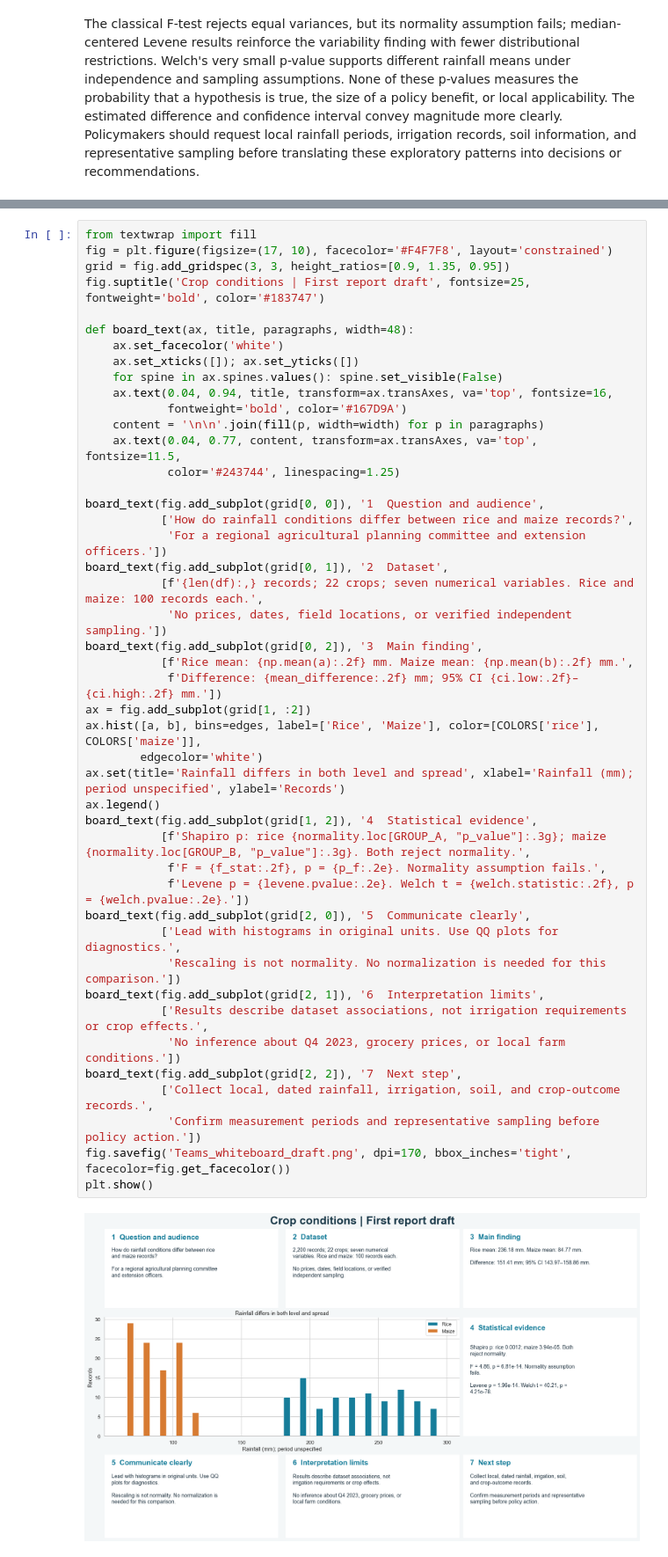
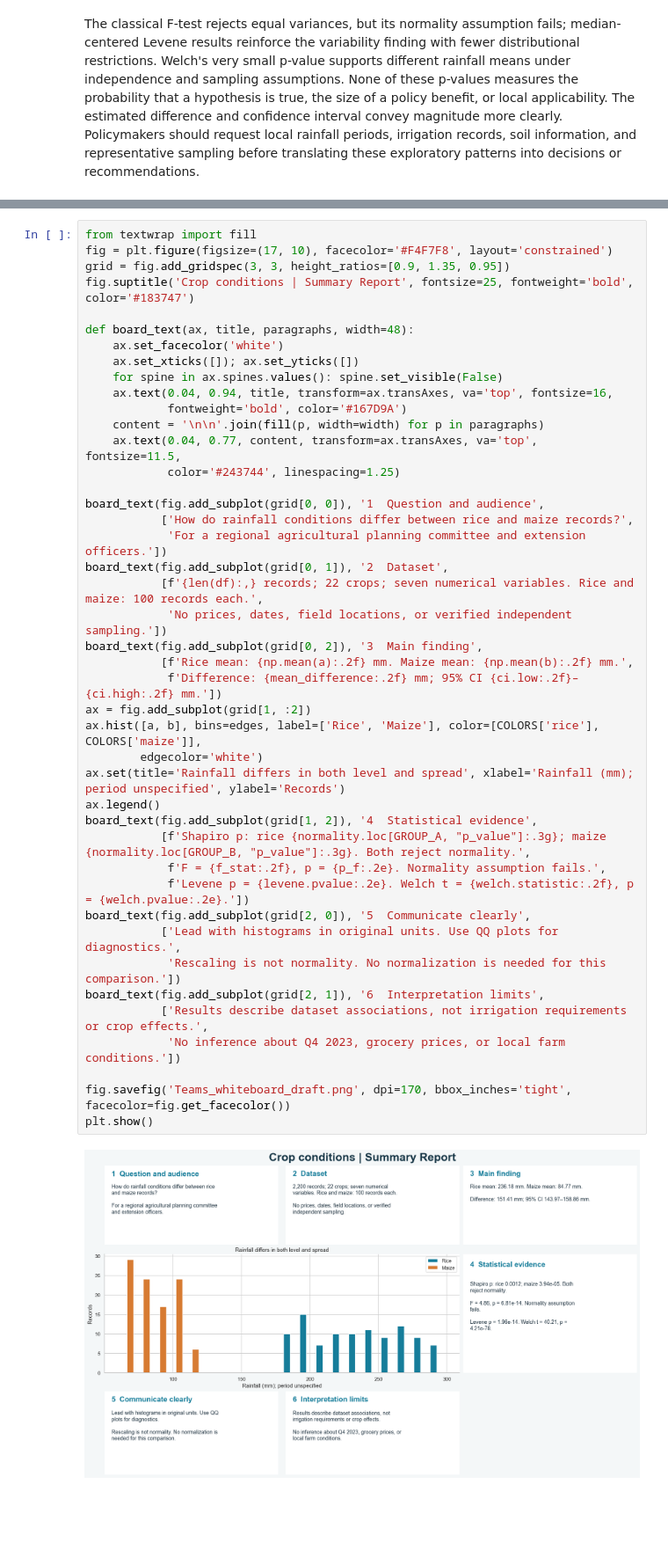
Before and after one commit to UbaidUllah777/Crop_Recommendation_Analysis, a Jupyter notebook: Crop_Recommendation_Workshop_A.ipynb, the cells around one changed output, grey strips where cells are left out. Shown at 88% size. Drawn from its saved outputs; the diff is of its cells as text; blank space fills up the shorter version.

```diff
--- a/Crop_Recommendation_Workshop_A.ipynb
+++ b/Crop_Recommendation_Workshop_A.ipynb
@@ -635,7 +623,7 @@ Use the compact board for discussion and the full notebook for methods. The boar
 from textwrap import fill
 fig = plt.figure(figsize=(17, 10), facecolor='#F4F7F8', layout='constrained')
 grid = fig.add_gridspec(3, 3, height_ratios=[0.9, 1.35, 0.95])
-fig.suptitle('Crop conditions | First report draft', fontsize=25, fontweight='bold', color='#183747')
+fig.suptitle('Crop conditions | Summary Report', fontsize=25, fontweight='bold', color='#183747')
 
 def board_text(ax, title, paragraphs, width=48):
     ax.set_facecolor('white')
@@ -647,34 +635,32 @@ def board_text(ax, title, paragraphs, width=48):
     ax.text(0.04, 0.77, content, transform=ax.transAxes, va='top', fontsize=11.5,
             color='#243744', linespacing=1.25)
 
 board_text(fig.add_subplot(grid[0, 0]), '1  Question and audience',
            ['How do rainfall conditions differ between rice and maize records?',
             'For a regional agricultural planning committee and extension officers.'])
 board_text(fig.add_subplot(grid[0, 1]), '2  Dataset',
            [f'{len(df):,} records; 22 crops; seven numerical variables. Rice and maize: 100 records each.',
             'No prices, dates, field locations, or verified independent sampling.'])
 board_text(fig.add_subplot(grid[0, 2]), '3  Main finding',
            [f'Rice mean: {np.mean(a):.2f} mm. Maize mean: {np.mean(b):.2f} mm.',
             f'Difference: {mean_difference:.2f} mm; 95% CI {ci.low:.2f}–{ci.high:.2f} mm.'])
 ax = fig.add_subplot(grid[1, :2])
 ax.hist([a, b], bins=edges, label=['Rice', 'Maize'], color=[COLORS['rice'], COLORS['maize']],
         edgecolor='white')
 ax.set(title='Rainfall differs in both level and spread', xlabel='Rainfall (mm); period unspecified', ylabel='Records')
 ax.legend()
 board_text(fig.add_subplot(grid[1, 2]), '4  Statistical evidence',
            [f'Shapiro p: rice {normality.loc[GROUP_A, "p_value"]:.3g}; maize {normality.loc[GROUP_B, "p_value"]:.3g}. Both reject normality.',
             f'F = {f_stat:.2f}, p = {p_f:.2e}. Normality assumption fails.',
             f'Levene p = {levene.pvalue:.2e}. Welch t = {welch.statistic:.2f}, p = {welch.pvalue:.2e}.'])
 board_text(fig.add_subplot(grid[2, 0]), '5  Communicate clearly',
            ['Lead with histograms in original units. Use QQ plots for diagnostics.',
             'Rescaling is not normality. No normalization is needed for this comparison.'])
 board_text(fig.add_subplot(grid[2, 1]), '6  Interpretation limits',
            ['Results describe dataset associations, not irrigation requirements or crop effects.',
             'No inference about Q4 2023, grocery prices, or local farm conditions.'])
-board_text(fig.add_subplot(grid[2, 2]), '7  Next step',
-           ['Collect local, dated rainfall, irrigation, soil, and crop-outcome records.',
-            'Confirm measurement periods and representative sampling before policy action.'])
+
 fig.savefig('Teams_whiteboard_draft.png', dpi=170, bbox_inches='tight', facecolor=fig.get_facecolor())
 plt.show()
 # %% [output]
-[figure, old version]
+[figure, new version]
```
Also changed, not shown: parts of 2 cells of this notebook, 2 other files.
